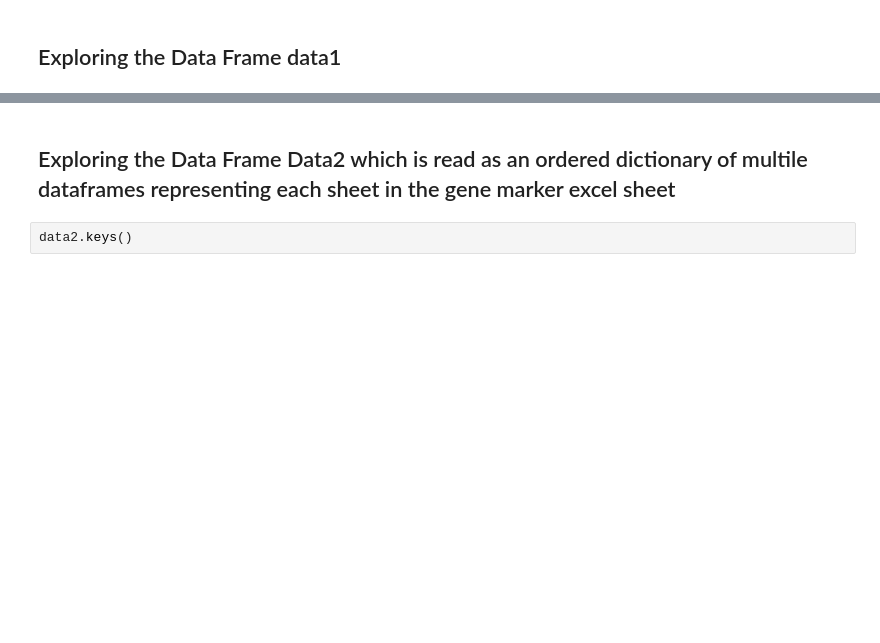
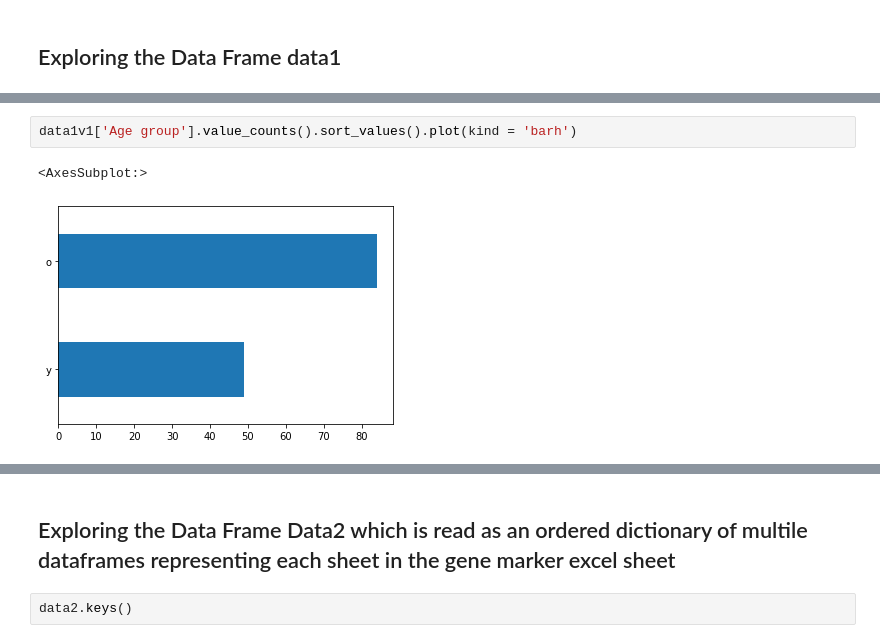
Before and after one commit to kaiyu2012/M-Precise, a Jupyter notebook: code/Exploratory Data Analysis (EDA).ipynb, the cells around one changed output, grey strips where cells are left out. Drawn from its saved outputs; the diff is of its cells as text; blank space fills up the shorter version.

```diff
--- a/code/Exploratory Data Analysis (EDA).ipynb
+++ b/code/Exploratory Data Analysis (EDA).ipynb
@@ -32,0 +90,5 @@ data1
+# %%
+data1v1['Age group'].value_counts().sort_values().plot(kind = 'barh')
+# %% [output]
+<AxesSubplot:>
+[figure, added]
```
Also changed, not shown: parts of 25 cells of this notebook.
